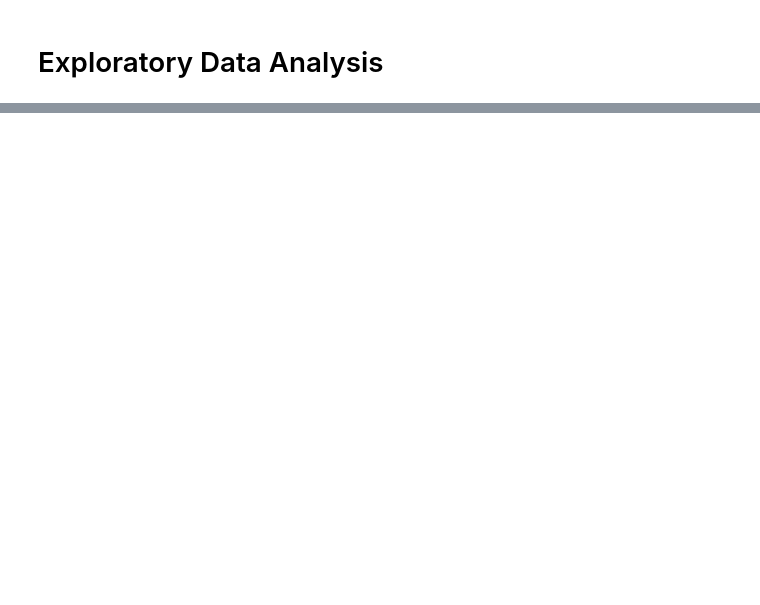
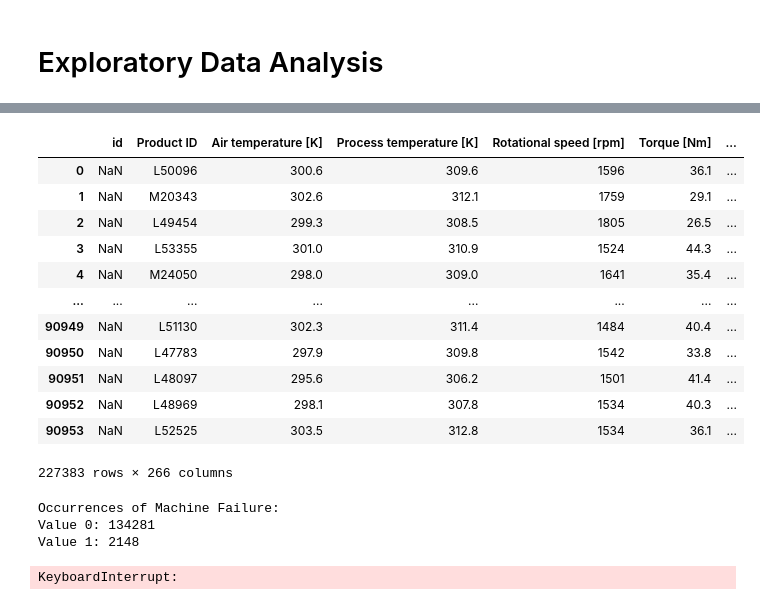
Before and after one commit to MElizondo1121/AdvML-Project, a Jupyter notebook: playground-series-s3e17/EDA.ipynb, the cells around one changed output, grey strips where cells are left out. Saved outputs shown, nothing was run; the diff lists cells and outputs as text; code cells hidden in the pictures; blank space fills up the shorter version.

```diff
--- a/playground-series-s3e17/EDA.ipynb
+++ b/playground-series-s3e17/EDA.ipynb
@@ -67,0 +90,2 @@ train
+# %%
+df = train.append(test)
@@ -67,0 +178,44 @@ train
+# %%
+target = 'Machine failure'
+cat_features = ['Type', 'TWF', 'HDF',
+                   'PWF', 'OSF','RNF', 'Tool wear [min]']
+num_features = df[['Product ID', 'Air temperature [K]', 'Process temperature [K]',
+                         'Rotational speed [rpm]', 'Torque [Nm]']]
+# %%
+df = pd.get_dummies(df, columns = cat_features)
+cat_features = df[['Type', 'TWF', 'HDF',
+                   'PWF', 'OSF','RNF', 'Tool wear [min]']]
+# %%
+df
+# %% [output]
+|  | id | Product ID | Air temperature [K] | Process temperature [K] | Rotational speed [rpm] | Torque [Nm] | ... |
+| 0 | NaN | L50096 | 300.6 | 309.6 | 1596 | 36.1 | ... |
+| 1 | NaN | M20343 | 302.6 | 312.1 | 1759 | 29.1 | ... |
+| 2 | NaN | L49454 | 299.3 | 308.5 | 1805 | 26.5 | ... |
+| 3 | NaN | L53355 | 301.0 | 310.9 | 1524 | 44.3 | ... |
+| 4 | NaN | M24050 | 298.0 | 309.0 | 1641 | 35.4 | ... |
+| ... | ... | ... | ... | ... | ... | ... | ... |
+| 90949 | NaN | L51130 | 302.3 | 311.4 | 1484 | 40.4 | ... |
+| 90950 | NaN | L47783 | 297.9 | 309.8 | 1542 | 33.8 | ... |
+| 90951 | NaN | L48097 | 295.6 | 306.2 | 1501 | 41.4 | ... |
+| 90952 | NaN | L48969 | 298.1 | 307.8 | 1534 | 40.3 | ... |
+| 90953 | NaN | L52525 | 303.5 | 312.8 | 1534 | 36.1 | ... |
+227383 rows × 266 columns
+# %%
+failure_counts = df['Machine failure'].value_counts()
+
+# Print the counts
+print("Occurrences of Machine Failure:")
+print("Value 0:", failure_counts[0])
+print("Value 1:", failure_counts[1])
+# %% [output]
+Occurrences of Machine Failure:
+Value 0: 134281
+Value 1: 2148
+# %%
+for col_name in num_features.columns:
+    sns.histplot(num_features[col_name])
+    plt.title(f'{col_name} histogram')
+    plt.show()
+# %% [output]
+KeyboardInterrupt:
```
Also changed, not shown: parts of 14 cells of this notebook, 4 other files.
